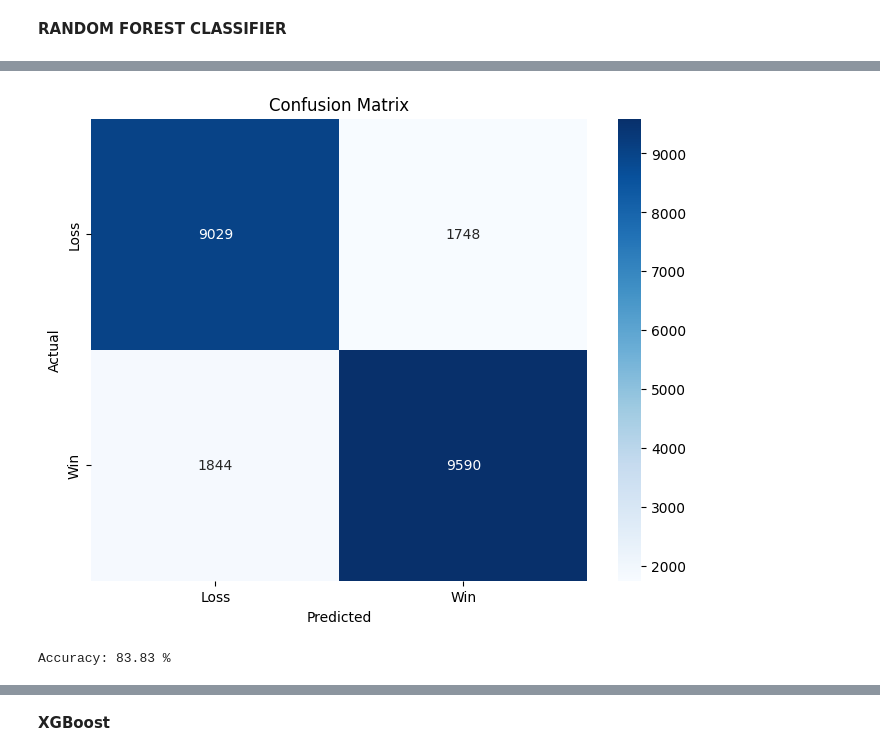
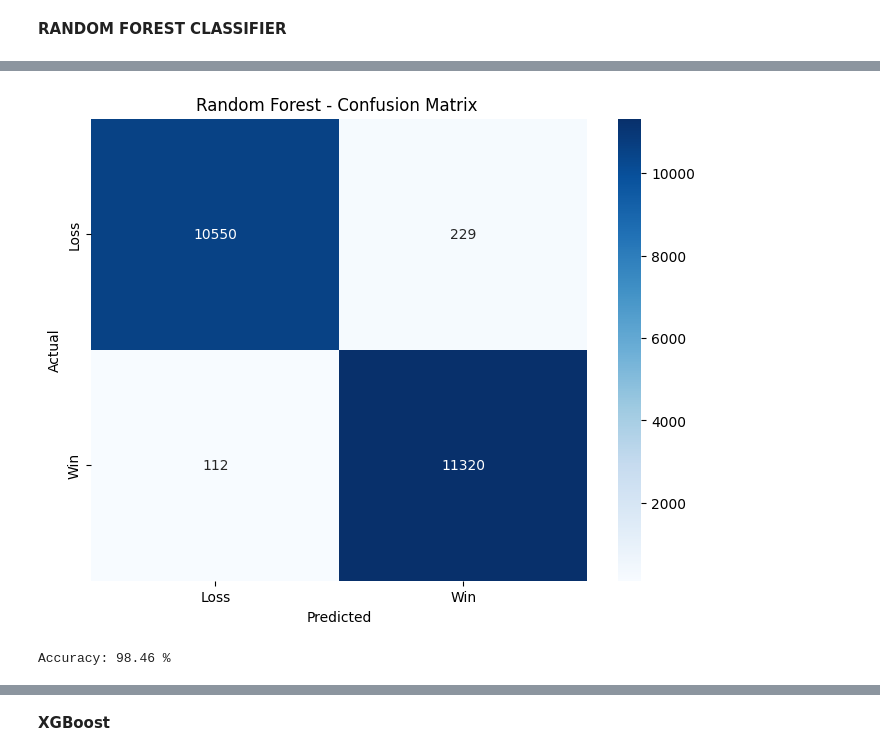
Before and after one commit to brandencodez/IPL-Win-Predictor, a Jupyter notebook: ipl-notebook-2.ipynb, the cells around one changed output, grey strips where cells are left out. Cells and saved outputs as stored; diff of their text form; code cells hidden in the pictures.

Commit message:
Updated model approach

```diff
--- a/ipl-notebook-2.ipynb
+++ b/ipl-notebook-2.ipynb
@@ -272,0 +450,9 @@ X_train,X_test,y_train,y_test = train_test_split(X,y,test_size=0.2,random_state=
+# %%
+tree_pipe = Pipeline(steps=[
+    ('preprocessor', trf),
+    ('model', DecisionTreeClassifier(max_depth=20,min_samples_split=2,random_state=42))
+])
+
+
+
+tree_pipe.fit(X_train, y_train)
@@ -291,13 +587,10 @@ trf = ColumnTransformer([
 # %%
-
-pipe = Pipeline([
-    ('step1', trf), # Your ColumnTransformer
-    ('imputer', SimpleImputer(strategy='mean')),
-    ('step2', RandomForestClassifier(n_estimators=100, max_depth=10, random_state=42))
-
+forest_pipe = Pipeline([
+    ('preprocessor', trf),
+    ('model', RandomForestClassifier(n_estimators=100,max_depth=20,min_samples_split=2, random_state=42))
 ])
 # %%
 X_train.replace([np.inf, -np.inf], np.nan, inplace=True)
 # %%
-pipe.fit(X_train, y_train)
+forest_pipe.fit(X_train, y_train)
 # %% [output]
@@ -344,73 +628,27 @@ array([[0.83003487, 0.16996513],
 # %%
 X_train.replace([np.inf, -np.inf], np.nan, inplace=True)
 # %%
-import numpy as np
-import pandas as pd
-import seaborn as sns
-import matplotlib.pyplot as plt
-
-from sklearn.model_selection import train_test_split
-from sklearn.compose import ColumnTransformer
-from sklearn.pipeline import Pipeline
-from sklearn.preprocessing import OneHotEncoder
-from sklearn.impute import SimpleImputer
-from sklearn.ensemble import RandomForestClassifier
-from sklearn.metrics import accuracy_score, confusion_matrix
-
-# Assuming final_df is already cleaned and available
-X = final_df.drop(columns=['winner', 'match_id'])
-y = final_df['winner']
-
-# Train-test split
-X_train, X_test, y_train, y_test = train_test_split(X, y, test_size=0.2, random_state=1)
-
-# OneHotEncode categorical features
-ohe = OneHotEncoder()
-ohe.fit(X.iloc[:, :3])
-category = ohe.categories_
-
-# Column transformer with imputation
-trf = ColumnTransformer([
-    ('cat', Pipeline([
-        ('imputer', SimpleImputer(strategy='most_frequent')),
-        ('encoder', OneHotEncoder(categories=category, sparse_output=False, drop='first'))
-    ]), ['batting_team', 'bowling_team', 'city']),
-
-    ('num', SimpleImputer(strategy='mean'), [col for col in X.columns if col not in ['batting_team', 'bowling_team', 'city']])
-])
-
-# Random forest pipeline
-pipe = Pipeline([
-    ('step1', trf),
-    ('step2', RandomForestClassifier(n_estimators=100, max_depth=10, random_state=42))
-])
-
-X_train.replace([np.inf, -np.inf], np.nan, inplace=True)
-X_test.replace([np.inf, -np.inf], np.nan, inplace=True)
-
-# Train the model
-pipe.fit(X_train, y_train)
 
 # Predictions
-y_pred = pipe.predict(X_test)
+y_pred = forest_pipe.predict(X_test)
 
 # Confusion matrix
 cm = confusion_matrix(y_test, y_pred)
 
 # Plot
 plt.figure(figsize=(8, 6))
 sns.heatmap(cm, annot=True, fmt='d', cmap='Blues', xticklabels=['Loss', 'Win'], yticklabels=['Loss', 'Win'])
 plt.xlabel('Predicted')
 plt.ylabel('Actual')
-plt.title('Confusion Matrix')
+plt.title('Random Forest - Confusion Matrix ')
 plt.show()
 
 # Accuracy
 accuracy = accuracy_score(y_test, y_pred) * 100
 print("Accuracy:", round(accuracy, 2), "%")
 # %% [output]
-[figure, old version]
+[figure, new version]
-Accuracy: 83.83 %
+Accuracy: 98.46 %
 # %%
 
 from sklearn.metrics import classification_report
```
Also changed, not shown: parts of 45 cells of this notebook.
